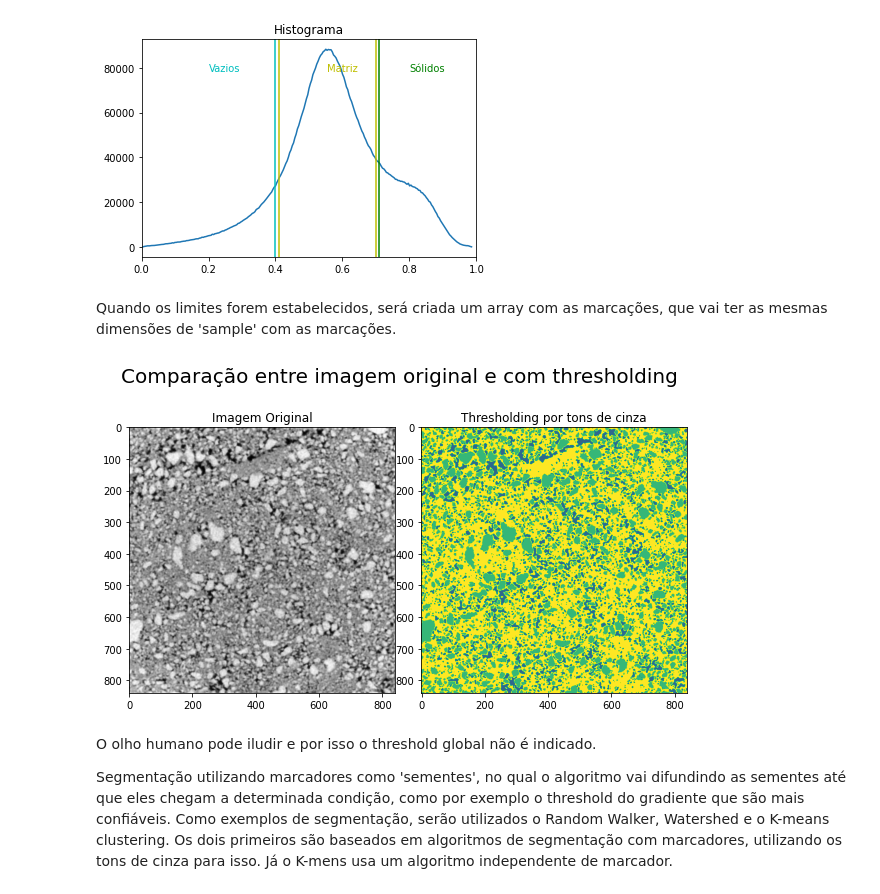
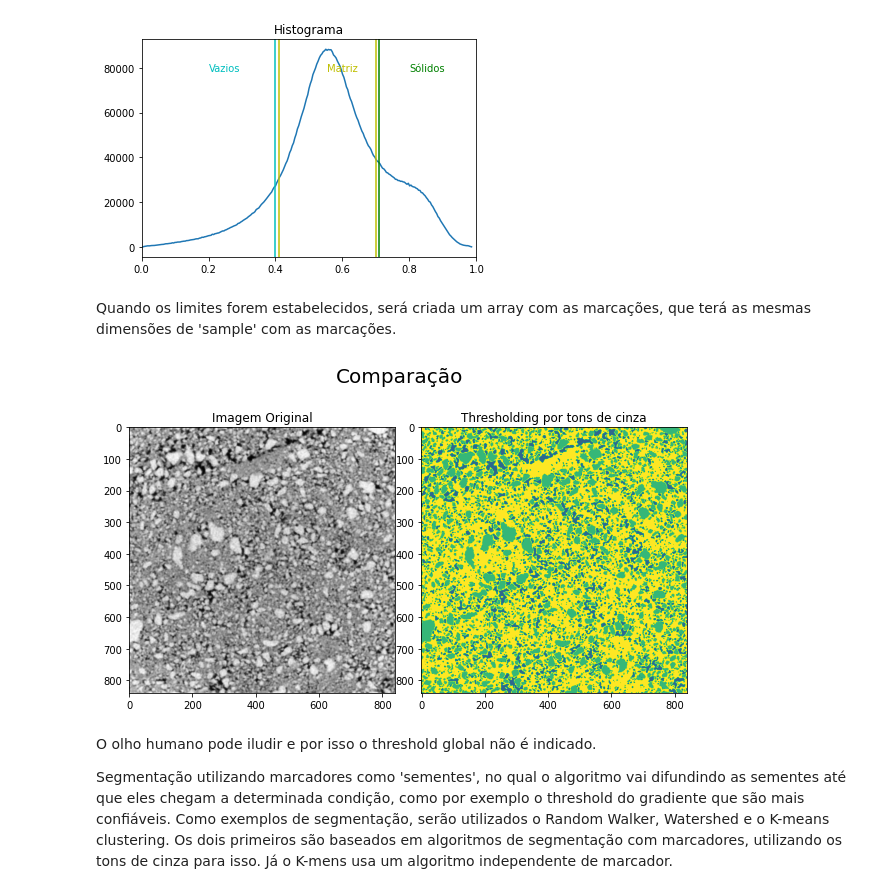
Before and after one commit to cbmoliveira/Imagem, a Jupyter notebook: Análise_de_Imagens.ipynb, the cells around one changed output. Saved outputs shown, nothing was run; the diff lists cells and outputs as text; code cells hidden in the pictures.

```diff
--- a/Análise_de_Imagens.ipynb
+++ b/Análise_de_Imagens.ipynb
@@ -140,25 +134,25 @@ plt.text(0.8, np.max(histo)-10000, 'Sólidos', color='g')
 Text(0.8, 78246.0, 'Sólidos')
 [figure]
 # %% [markdown]
-Quando os limites forem estabelecidos, será criada um array com as marcações, que vai ter as mesmas dimensões de 'sample' com as marcações.
+Quando os limites forem estabelecidos, será criada um array com as marcações, que terá as mesmas dimensões de 'sample' com as marcações.
 # %%
 #Utilizando os marcadores na imagem
 markers = np.zeros(sample.shape, dtype=np.int8) #array zerada
 markers[sample < void] = 1 #vazios
 markers[np.logical_and(sample > matrixmin, sample < matrixmax)] = 3 #matriz
-markers[sample > solid] = 2 #solids
+markers[sample > solid] = 2 #sólidos
 
 #Visualização dos marcadores
 fig, axes = plt.subplots(ncols=2, figsize=(10, 10))
 ax0, ax1= axes
 ax0.imshow(sample[0], cmap='gray')
 ax0.set_title("Imagem Original")
 ax1.imshow(markers[0])
 ax1.set_title("Thresholding por tons de cinza")
-fig.suptitle('Comparação entre imagem original e com thresholding', y=0.77, fontsize=20)
+fig.suptitle("Comparação", y=0.77, fontsize=20)
 plt.subplots_adjust(left=None, bottom=None, right=None, top=None, wspace=0.1, hspace=None)
 # %% [output]
-[figure, old version]
+[figure, new version]
 # %% [markdown]
 O olho humano pode iludir e por isso o threshold global não é indicado.
 
```
Also changed, not shown: parts of 8 cells of this notebook.
